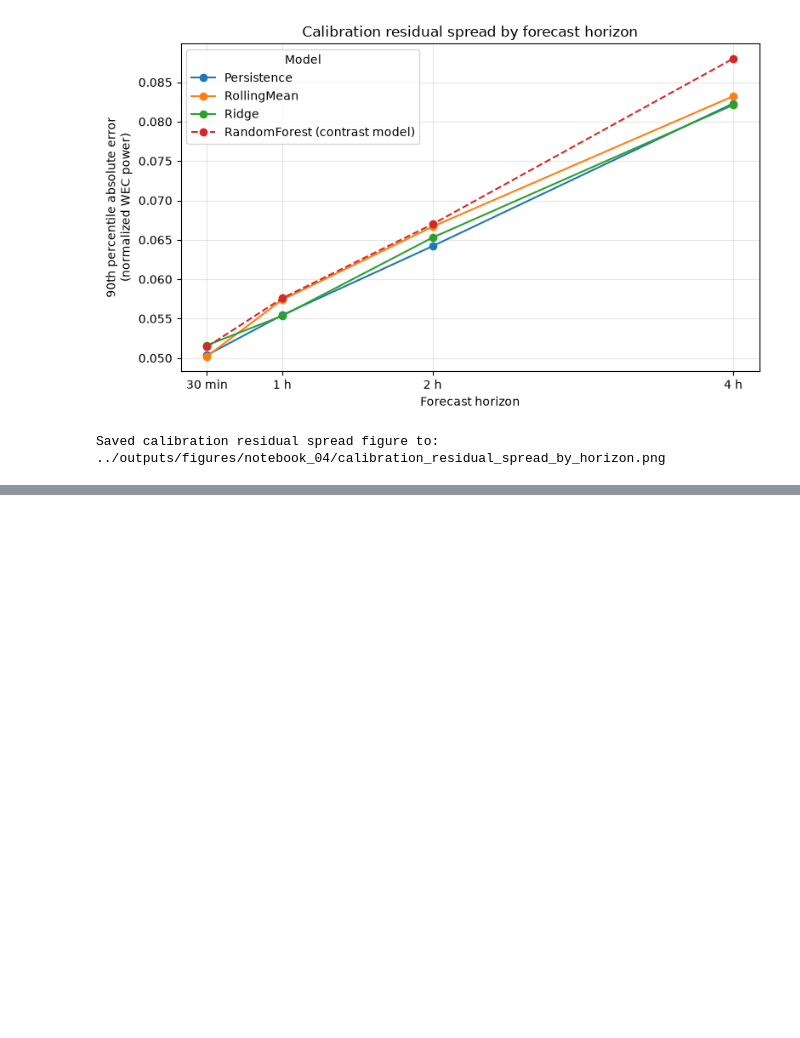
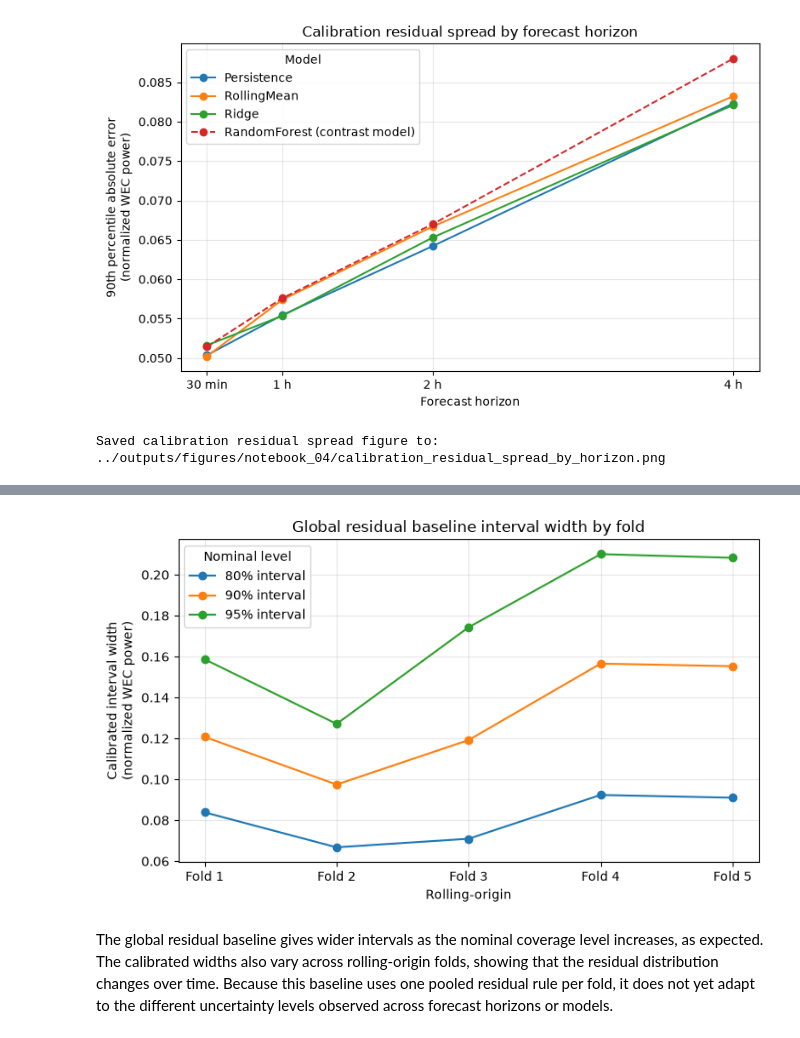
Before and after one commit to ChouaibB/wave-energy-forecasting-storage-ml, a Jupyter notebook: notebooks/04_prediction_intervals_uncertainty.ipynb, the cells around one changed output, grey strips where cells are left out. Cells and saved outputs as stored; diff of their text form; code cells hidden in the pictures; blank space fills up the shorter version.

Commit message:
global residual intervals; estimated from val folds presented on test folds

```diff
--- a/notebooks/04_prediction_intervals_uncertainty.ipynb
+++ b/notebooks/04_prediction_intervals_uncertainty.ipynb
@@ -218,0 +279,72 @@ Saved calibration residual spread figure to: ../outputs/figures/notebook_04/cali
+# %%
+global_interval_params = []
+
+for interval_level in INTERVAL_LEVELS:
+    alpha = 1.0 - interval_level
+
+    for fold_id, calib_group in calib_df.groupby("fold_id", observed=True):
+        lower_offset, upper_offset = np.quantile(
+            calib_group["error_norm"].dropna(),
+            [alpha / 2.0, 1.0 - alpha / 2.0],
+        )
+
+        global_interval_params.append(
+            {
+                "interval_method": "GlobalResidual",
+                "interval_level": interval_level,
+                "fold_id": fold_id,
+                "lower_offset_norm": lower_offset,
+                "upper_offset_norm": upper_offset,
+                "offset_width_norm": upper_offset - lower_offset,
+            }
+        )
+
+        test_group = test_df[test_df["fold_id"].eq(fold_id)]
+
+        interval_parts.append(
+            make_interval_rows(
+                test_group,
+                interval_method="GlobalResidual",
+                interval_level=interval_level,
+                lower_offset=lower_offset,
+                upper_offset=upper_offset,
+            )
+        )
+
+global_interval_params = pd.DataFrame(global_interval_params)
+fig, ax = plt.subplots(figsize=(7.5, 4.5))
+
+for interval_level in INTERVAL_LEVELS:
+    level_df = (
+        global_interval_params
+        .query("interval_level == @interval_level")
+        .sort_values("fold_id")
+    )
+
+    ax.plot(
+        level_df["fold_id"],
+        level_df["offset_width_norm"],
+        marker="o",
+        label=f"{int(interval_level * 100)}% interval",
+    )
+
+ax.set_title("Global residual baseline interval width by fold")
+ax.set_xlabel("Rolling-origin fold")
+ax.set_ylabel("Calibrated interval width\n(normalized WEC power)")
+fold_ticks = sorted(global_interval_params["fold_id"].unique())
+ax.set_xlabel("Rolling-origin")
+ax.set_xticks(fold_ticks)
+ax.set_xticklabels([f"Fold {fold_id}" for fold_id in fold_ticks])
+ax.set_xticks(sorted(global_interval_params["fold_id"].unique()))
+ax.grid(True, alpha=0.3)
+ax.legend(title="Nominal level")
+
+fig.tight_layout()
+
+global_residual_width_path = FIGURES_DIR / "global_residual_interval_width_by_fold.png"
+fig.savefig(global_residual_width_path, dpi=200, bbox_inches="tight")
+plt.show()
+# %% [output]
+[figure, added]
+# %% [markdown]
+The global residual baseline gives wider intervals as the nominal coverage level increases, as expected. The calibrated widths also vary across rolling-origin folds, showing that the residual distribution changes over time. Because this baseline uses one pooled residual rule per fold, it does not yet adapt to the different uncertainty levels observed across forecast horizons or models.
```
Also changed, not shown: parts of 3 cells of this notebook, 1 other file.
